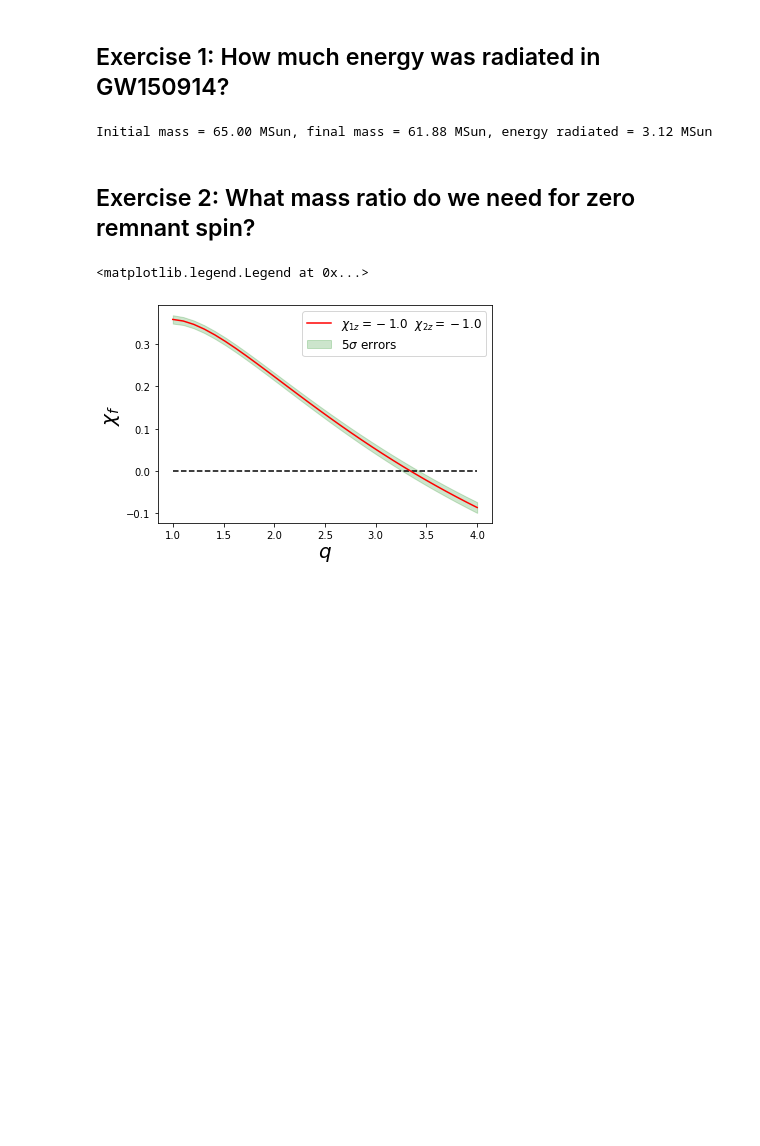
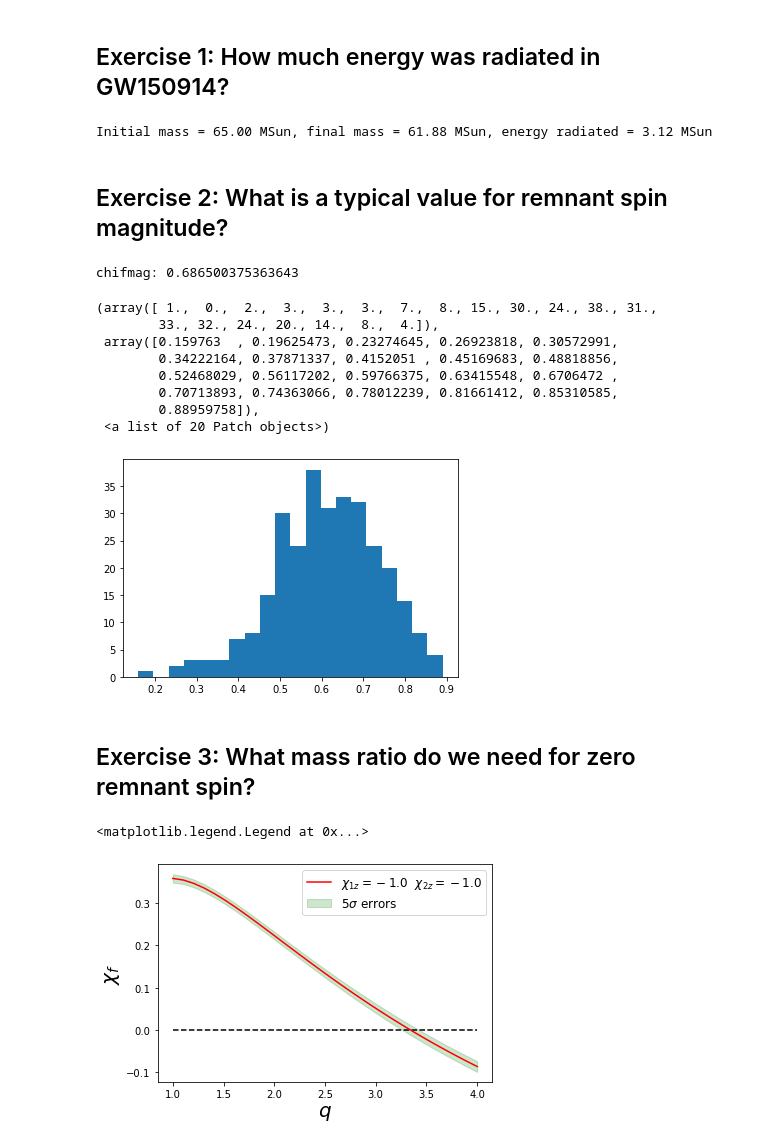
Before and after one commit to vijayvarma392/ICERM_workshop, a Jupyter notebook: surfinBH.ipynb, the cells around one changed output. Drawn from its saved outputs; the diff is of its cells as text; code cells hidden in the pictures; blank space fills up the shorter version.

```diff
--- a/surfinBH.ipynb
+++ b/surfinBH.ipynb
@@ -156,8 +156,46 @@ mf, mf_err = fit.mf(q, chiA, chiB)
 print ("Initial mass = %.2f MSun, final mass = %.2f MSun, energy radiated = %.2f MSun"%(M, mf*M, (1-mf)*M))
 # %% [output]
 Initial mass = 65.00 MSun, final mass = 61.88 MSun, energy radiated = 3.12 MSun
+# %% [markdown]
+## Exercise 2: What is a typical value for remnant spin magnitude?
+# %%
+# Remanant spin for and equal-mass nonspinning binary
+q = 1
+chiA = [0,0,0]
+chiB = [0,0,0]
+chif, chif_err = fit.chif(q, chiA, chiB)
+print("chifmag:", np.linalg.norm(chif))
+# %% [output]
+chifmag: 0.686500375363643
+# %%
+# Remnant spins for random binaries
+chifmag_vec = []
+for i in range(300):
+    q = np.random.uniform(1, 4)            # kicks are maximized for equal-mass, maximally spinning systems
+    chiAmag = np.random.uniform(0, 1)
+    chiBmag = np.random.uniform(0, 1)
+    thetaA = np.arccos(np.random.uniform(-1, 1))
+    thetaB = np.arccos(np.random.uniform(-1, 1))
+    phiA = np.random.uniform(0, 2*np.pi)
+    phiB = np.random.uniform(0, 2*np.pi)
+    chiA = chiAmag*np.array([np.sin(thetaA)*np.cos(phiA), np.sin(thetaA)*np.sin(phiA), np.cos(thetaA)])
+    chiB = chiBmag*np.array([np.sin(thetaB)*np.cos(phiB), np.sin(thetaB)*np.sin(phiB), np.cos(thetaB)])
+    chif, chif_err = fit.chif(q, chiA, chiB)
+    chifmag = np.linalg.norm(chif)
+    chifmag_vec.append(chifmag)
+P.hist(chifmag_vec, bins=20)
+# %% [output]
+(array([ 1.,  0.,  2.,  3.,  3.,  3.,  7.,  8., 15., 30., 24., 38., 31.,
+        33., 32., 24., 20., 14.,  8.,  4.]),
+ array([0.159763  , 0.19625473, 0.23274645, 0.26923818, 0.30572991,
+        0.34222164, 0.37871337, 0.4152051 , 0.45169683, 0.48818856,
+        0.52468029, 0.56117202, 0.59766375, 0.63415548, 0.6706472 ,
+        0.70713893, 0.74363066, 0.78012239, 0.81661412, 0.85310585,
+        0.88959758]),
+ <a list of 20 Patch objects>)
+[figure, added]
 # %% [markdown]
-## Exercise 2: What mass ratio do we need for zero remnant spin?
+## Exercise 3: What mass ratio do we need for zero remnant spin?
 # %%
 chiA = [0,0,-1]
 chiB = [0,0,-1]
```
Also changed, not shown: parts of 4 cells of this notebook, 2 other files.
